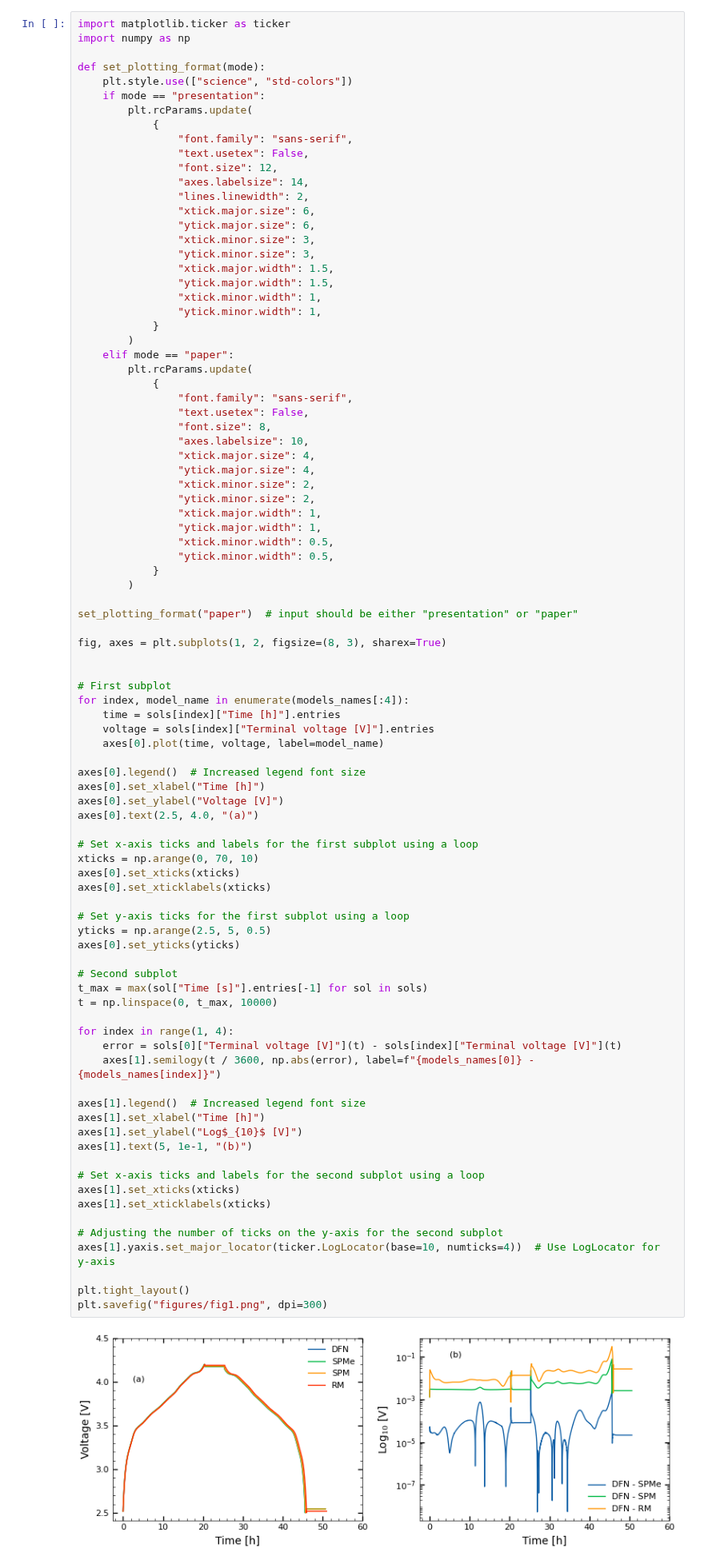
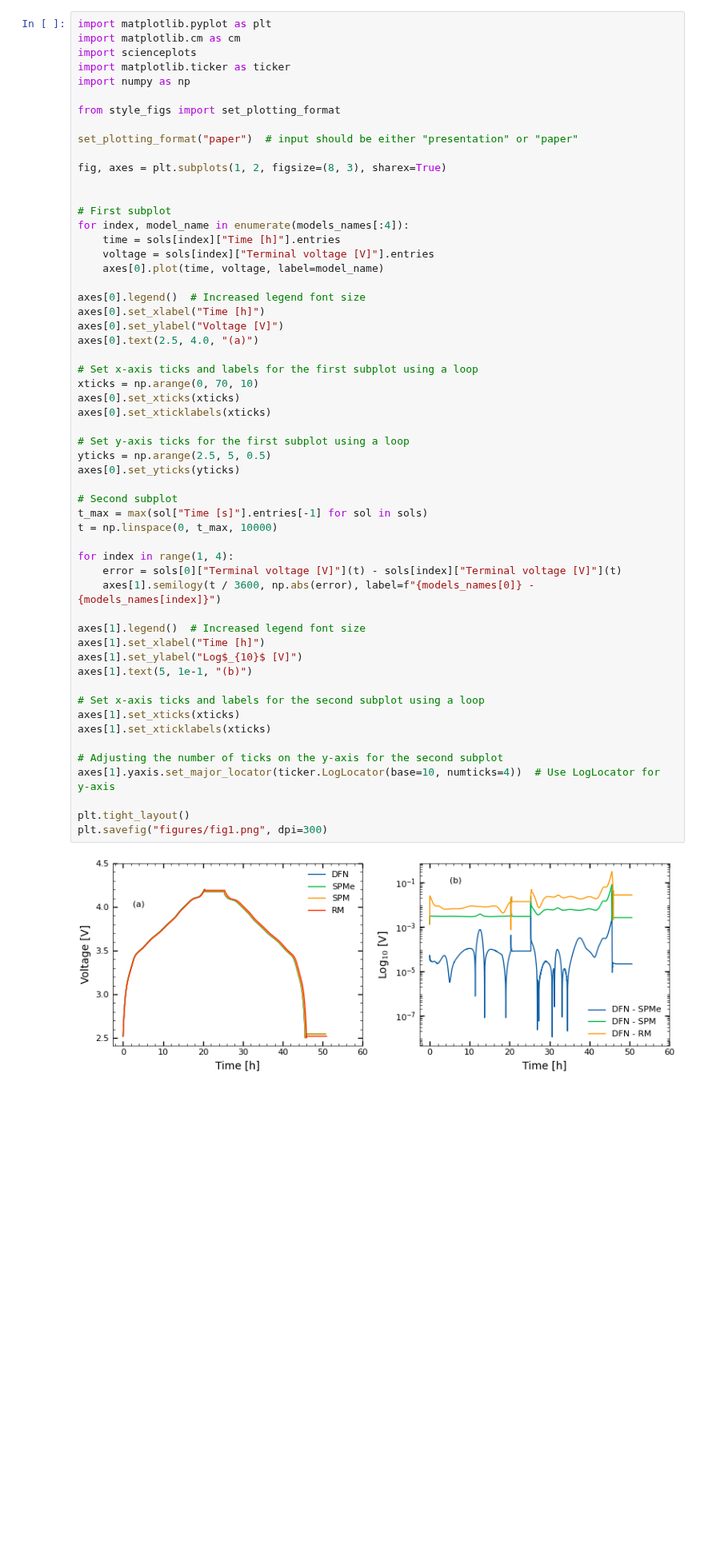
Before and after one commit to brosaplanella/formation, a Jupyter notebook: comparison_SEI_zero_models/fig1.ipynb, the cells around one changed output. Shown at 80% size. Drawn from its saved outputs; the diff is of its cells as text; blank space fills up the shorter version.

Commit message:
unify style of the figures

```diff
--- a/comparison_SEI_zero_models/fig1.ipynb
+++ b/comparison_SEI_zero_models/fig1.ipynb
@@ -36,46 +34,13 @@ sims = [pybamm.Simulation(model, parameter_values=param,
                           experiment=exp, solver=solver) for model in models]
 sols = [sim.solve(initial_soc=0) for sim in sims]
 # %%
+import matplotlib.pyplot as plt
+import matplotlib.cm as cm
+import scienceplots
 import matplotlib.ticker as ticker
 import numpy as np
 
-def set_plotting_format(mode):
-    plt.style.use(["science", "std-colors"])
-    if mode == "presentation":
-        plt.rcParams.update(
-            {
-                "font.family": "sans-serif",
-                "text.usetex": False,
-                "font.size": 12,
-                "axes.labelsize": 14,
-                "lines.linewidth": 2,
-                "xtick.major.size": 6,
-                "ytick.major.size": 6,
-                "xtick.minor.size": 3,
-                "ytick.minor.size": 3,
-                "xtick.major.width": 1.5,
-                "ytick.major.width": 1.5,
-                "xtick.minor.width": 1,
-                "ytick.minor.width": 1,
-            }
-        )
-    elif mode == "paper":
-        plt.rcParams.update(
-            {
-                "font.family": "sans-serif",
-                "text.usetex": False,
-                "font.size": 8,
-                "axes.labelsize": 10,
-                "xtick.major.size": 4,
-                "ytick.major.size": 4,
-                "xtick.minor.size": 2,
-                "ytick.minor.size": 2,
-                "xtick.major.width": 1,
-                "ytick.major.width": 1,
-                "xtick.minor.width": 0.5,
-                "ytick.minor.width": 0.5,
-            }
-        )
+from style_figs import set_plotting_format
 
 set_plotting_format("paper")  # input should be either "presentation" or "paper"
 
@@ -98,31 +63,31 @@ xticks = np.arange(0, 70, 10)
 axes[0].set_xticks(xticks)
 axes[0].set_xticklabels(xticks)
 
 # Set y-axis ticks for the first subplot using a loop
 yticks = np.arange(2.5, 5, 0.5)
 axes[0].set_yticks(yticks)
 
 # Second subplot
 t_max = max(sol["Time [s]"].entries[-1] for sol in sols)
 t = np.linspace(0, t_max, 10000)
 
 for index in range(1, 4):
     error = sols[0]["Terminal voltage [V]"](t) - sols[index]["Terminal voltage [V]"](t)
     axes[1].semilogy(t / 3600, np.abs(error), label=f"{models_names[0]} - {models_names[index]}")
 
 axes[1].legend()  # Increased legend font size
 axes[1].set_xlabel("Time [h]")
 axes[1].set_ylabel("Log$_{10}$ [V]")
 axes[1].text(5, 1e-1, "(b)")
 
 # Set x-axis ticks and labels for the second subplot using a loop
 axes[1].set_xticks(xticks)
 axes[1].set_xticklabels(xticks)
 
 # Adjusting the number of ticks on the y-axis for the second subplot
 axes[1].yaxis.set_major_locator(ticker.LogLocator(base=10, numticks=4))  # Use LogLocator for y-axis
 
 plt.tight_layout()
 plt.savefig("figures/fig1.png", dpi=300)
 # %% [output]
-[figure, old version]
+[figure, new version]
```
Also changed, not shown: parts of 1 cell of this notebook, 1 other file.
